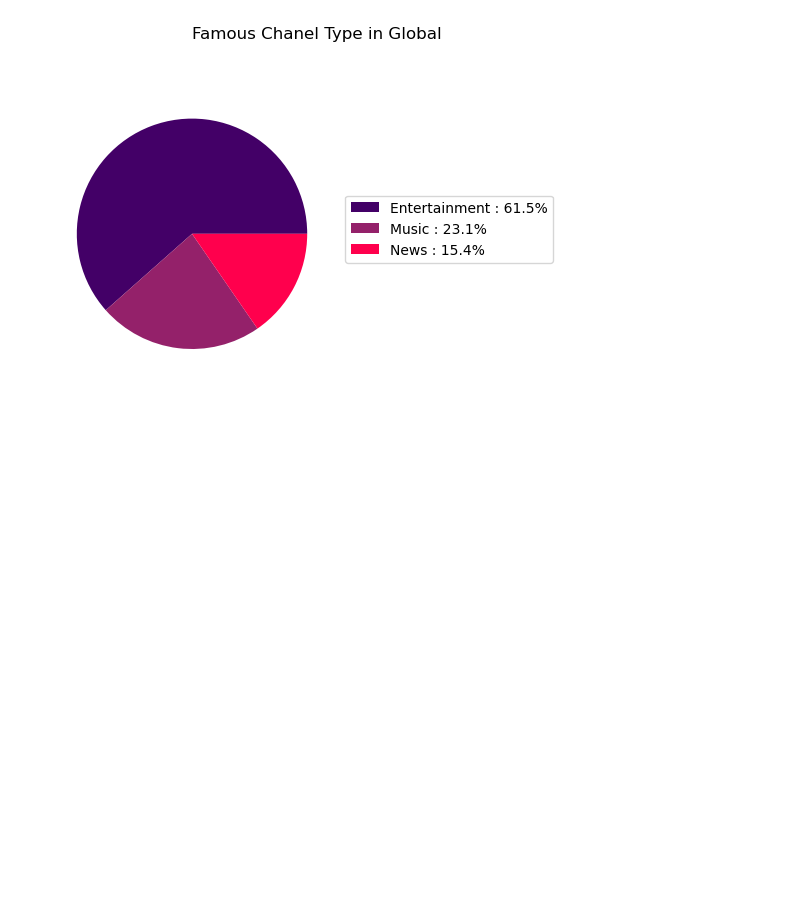
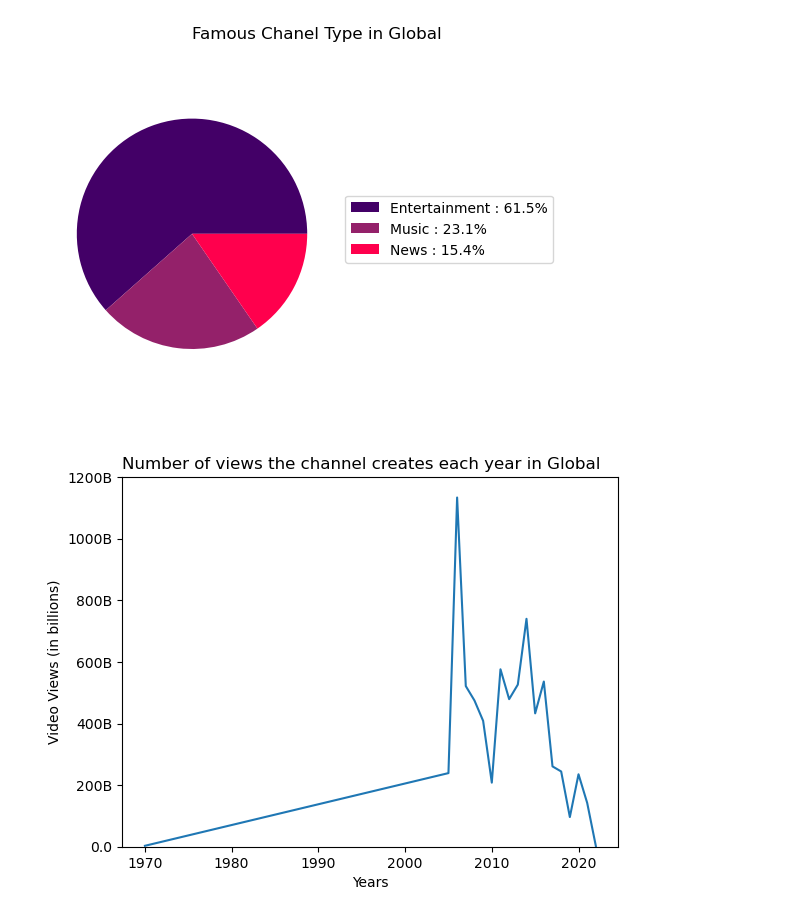
Before and after one commit to N0Z3I/Global-YouTube-Statistics, a Jupyter notebook: 3_data_visualization.ipynb, the cells around one changed output. Saved outputs shown, nothing was run; the diff lists cells and outputs as text; code cells hidden in the pictures; blank space fills up the shorter version.

```diff
--- a/3_data_visualization.ipynb
+++ b/3_data_visualization.ipynb
@@ -102,3 +120,22 @@ plt.legend(pie[0],labels, bbox_to_anchor=(0.8,0.5), loc="center right", fontsize
 plt.subplots_adjust(left=0.0, bottom=0.1, right=0.45)
 # %% [output]
 [figure]
+# %%
+global_views_grow = df_cleaned.nlargest(10, 'video views')
+global_views_grow = pd.DataFrame(df_cleaned.groupby('created_year')['video views'].sum()).reset_index()
+global_views_grow.rename(columns={0:"Years",1:"Video Views"})
+views_grow = sns.lineplot(data=global_views_grow,x='created_year',y='video views')
+plt.title('Number of views the channel creates each year in Global',loc='left')
+plt.ylabel('Video Views (in billions)')
+plt.xlabel('Years')
+plt.ylim(0, 1200000000000)
+
+def format_ticks(value, _):
+    if value >= 1e9:
+        return f'{value / 1e9:.0f}B'
+    else:
+        return value
+
+views_grow.yaxis.set_major_formatter(FuncFormatter(format_ticks))
+# %% [output]
+[figure, added]
```
Also changed, not shown: parts of 1 cell of this notebook.
